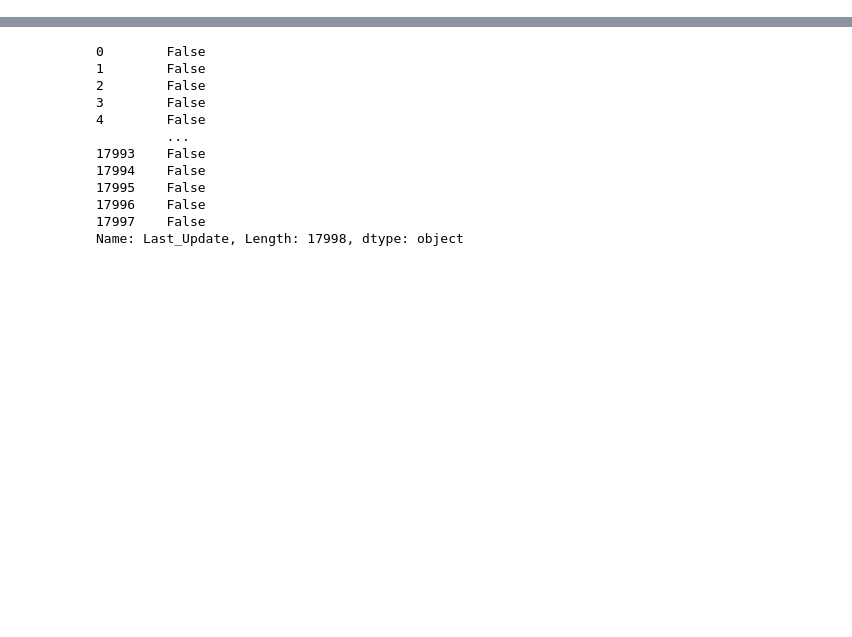
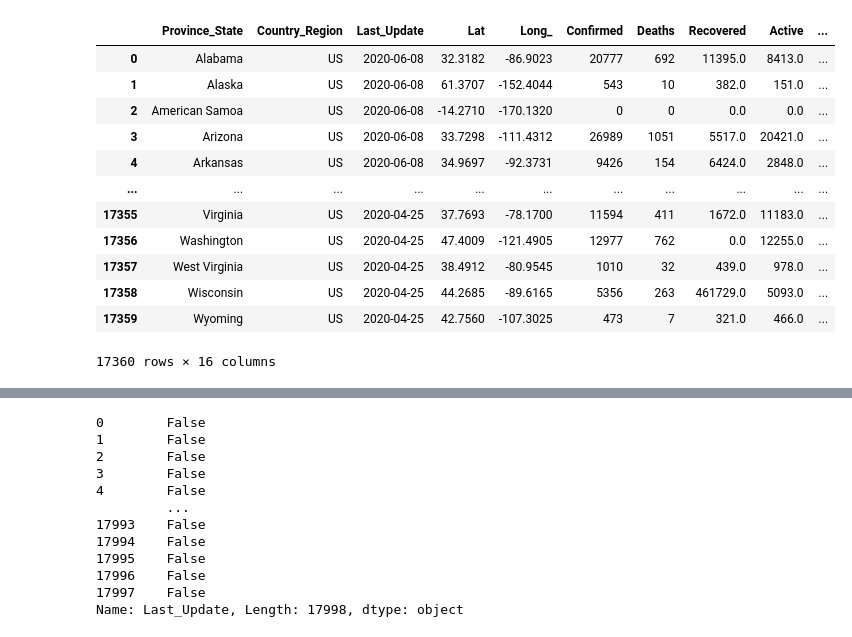
Before and after one commit to DSNortsev/CSE696-CECS_PROJECT, a Jupyter notebook: CSE_Project.ipynb, the cells around one changed output, grey strips where cells are left out. Cells and saved outputs as stored; diff of their text form; code cells hidden in the pictures; blank space fills up the shorter version.

```diff
--- a/CSE_Project.ipynb
+++ b/CSE_Project.ipynb
@@ -47,3 +63,8 @@ data
+# %%
+# Drop columns that have more than 60-70% of missing values
+# 17360 rows / 11915 = 0.68
+data.drop(['People_Hospitalized', 'Hospitalization_Rate',
+                'Total_Test_Results', 'Case_Fatality_Ratio'], axis=1, inplace=True)
 # %%
 data.isna().sum()
 # %% [output]
@@ -66 +87,8 @@ Case_Fatality_Ratio     12355
 dtype: int64
+# %%
+# Create tmp DataFrame with missing values and States
+df_nan = data[['Province_State','Recovered', 'People_Tested', 'Mortality_Rate', 'Active']]
+# Group by State and use interpolate method to fill out missing values with previous value for the same state
+df_interpolated = df_nan.groupby('Province_State').apply(lambda x: x.interpolate(method='linear'))
+# Check that missing value amount is drastically reduced
+df_interpolated.isna().sum()
@@ -66,0 +118,6 @@ dtype: int64
+# %%
+# Group by state and  fill out missing values with mean value
+df_means = df_interpolated.groupby('Province_State').transform(lambda x:x.fillna(x.mean()))
+# Update original DataFrame with new values
+data.update(df_means)
+data.isna().sum()
@@ -66,0 +142,16 @@ dtype: int64
+# %%
+data
+# %% [output]
+|  | Province_State | Country_Region | Last_Update | Lat | Long_ | Confirmed | Deaths | Recovered | Active | ... |
+| 0 | Alabama | US | 2020-06-08 | 32.3182 | -86.9023 | 20777 | 692 | 11395.0 | 8413.0 | ... |
+| 1 | Alaska | US | 2020-06-08 | 61.3707 | -152.4044 | 543 | 10 | 382.0 | 151.0 | ... |
+| 2 | American Samoa | US | 2020-06-08 | -14.2710 | -170.1320 | 0 | 0 | 0.0 | 0.0 | ... |
+| 3 | Arizona | US | 2020-06-08 | 33.7298 | -111.4312 | 26989 | 1051 | 5517.0 | 20421.0 | ... |
+| 4 | Arkansas | US | 2020-06-08 | 34.9697 | -92.3731 | 9426 | 154 | 6424.0 | 2848.0 | ... |
+| ... | ... | ... | ... | ... | ... | ... | ... | ... | ... | ... |
+| 17355 | Virginia | US | 2020-04-25 | 37.7693 | -78.1700 | 11594 | 411 | 1672.0 | 11183.0 | ... |
+| 17356 | Washington | US | 2020-04-25 | 47.4009 | -121.4905 | 12977 | 762 | 0.0 | 12255.0 | ... |
+| 17357 | West Virginia | US | 2020-04-25 | 38.4912 | -80.9545 | 1010 | 32 | 439.0 | 978.0 | ... |
+| 17358 | Wisconsin | US | 2020-04-25 | 44.2685 | -89.6165 | 5356 | 263 | 461729.0 | 5093.0 | ... |
+| 17359 | Wyoming | US | 2020-04-25 | 42.7560 | -107.3025 | 473 | 7 | 321.0 | 466.0 | ... |
+17360 rows × 16 columns
```
Also changed, not shown: parts of 30 cells of this notebook.
